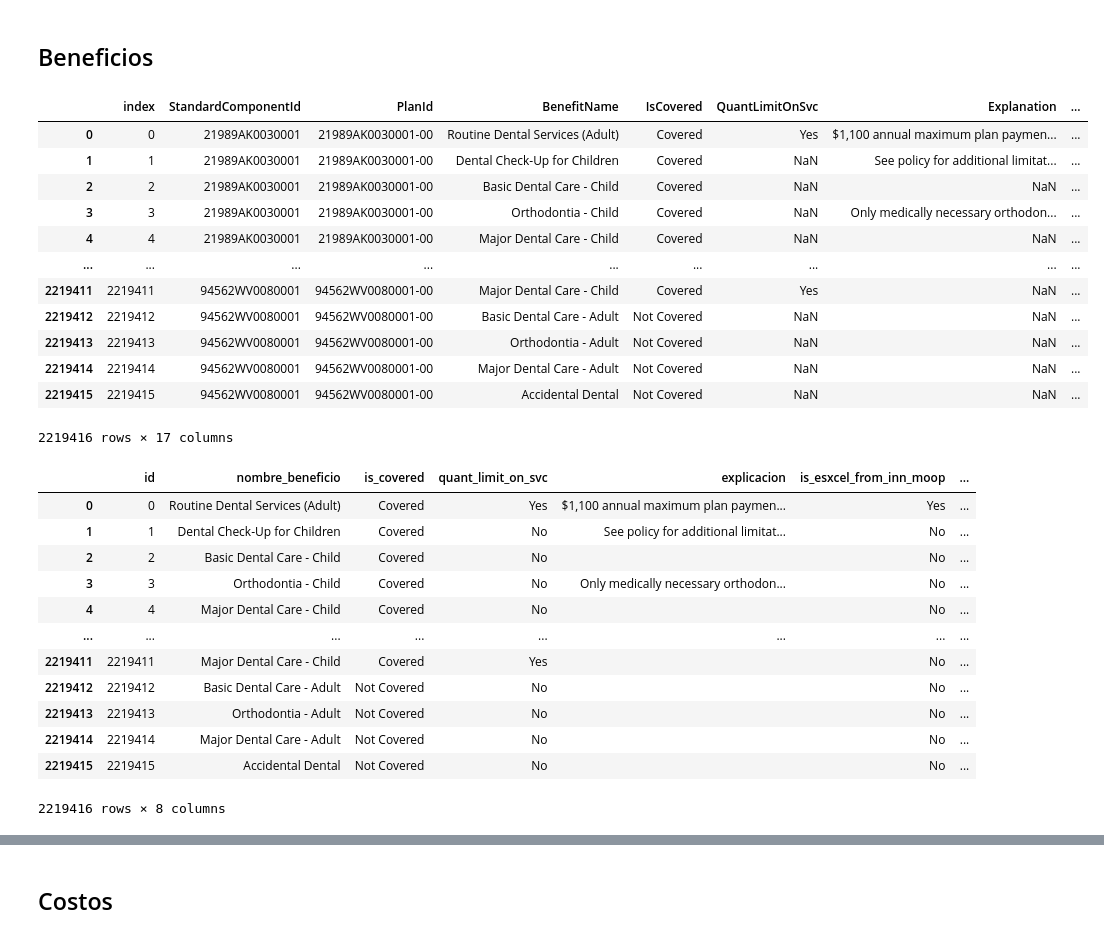
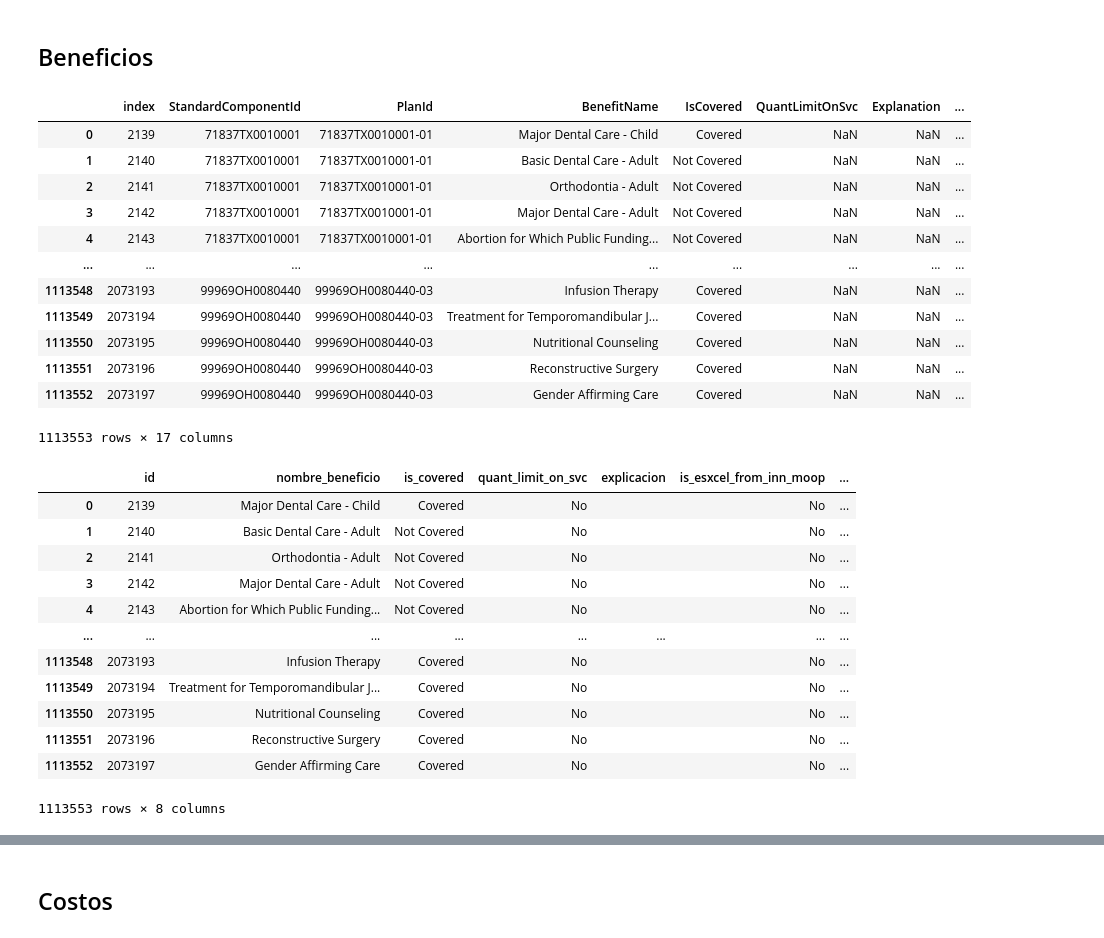
Before and after one commit to Lorena20U/proyect_bi, a Jupyter notebook: etl_censo_.ipynb, the cells around one changed output, grey strips where cells are left out. Saved outputs shown, nothing was run; the diff lists cells and outputs as text; code cells hidden in the pictures.

```diff
--- a/etl_censo_.ipynb
+++ b/etl_censo_.ipynb
@@ -917,22 +928,23 @@ planes.head(3)
 # %%
 tabla_beneficios = pd.read_csv("Benefits.csv")
 # %%
+tabla_beneficios = tabla_beneficios[tabla_beneficios["StateCode"].isin(["TX", "FL", "NY", "PA", "IL", "OH", "GA", "NC", "MI", "CA"])]
 tabla_beneficios = tabla_beneficios[["StandardComponentId","PlanId","BenefitName","IsCovered","QuantLimitOnSvc","Explanation","IsExclFromInnMOOP","IsExclFromOonMOOP","CopayInnTier1","CopayInnTier2","CopayOutofNet","CoinsInnTier1","CoinsInnTier2","CoinsOutofNet","LimitQty","LimitUnit"]].reset_index()
 tabla_beneficios
 # %% [output]
 |  | index | StandardComponentId | PlanId | BenefitName | IsCovered | QuantLimitOnSvc | Explanation | ... |
-| 0 | 0 | 21989AK0030001 | 21989AK0030001-00 | Routine Dental Services (Adult) | Covered | Yes | $1,100 annual maximum plan paymen... | ... |
-| 1 | 1 | 21989AK0030001 | 21989AK0030001-00 | Dental Check-Up for Children | Covered | NaN | See policy for additional limitat... | ... |
-| 2 | 2 | 21989AK0030001 | 21989AK0030001-00 | Basic Dental Care - Child | Covered | NaN | NaN | ... |
-| 3 | 3 | 21989AK0030001 | 21989AK0030001-00 | Orthodontia - Child | Covered | NaN | Only medically necessary orthodon... | ... |
-| 4 | 4 | 21989AK0030001 | 21989AK0030001-00 | Major Dental Care - Child | Covered | NaN | NaN | ... |
+| 0 | 2139 | 71837TX0010001 | 71837TX0010001-01 | Major Dental Care - Child | Covered | NaN | NaN | ... |
+| 1 | 2140 | 71837TX0010001 | 71837TX0010001-01 | Basic Dental Care - Adult | Not Covered | NaN | NaN | ... |
+| 2 | 2141 | 71837TX0010001 | 71837TX0010001-01 | Orthodontia - Adult | Not Covered | NaN | NaN | ... |
+| 3 | 2142 | 71837TX0010001 | 71837TX0010001-01 | Major Dental Care - Adult | Not Covered | NaN | NaN | ... |
+| 4 | 2143 | 71837TX0010001 | 71837TX0010001-01 | Abortion for Which Public Funding... | Not Covered | NaN | NaN | ... |
 | ... | ... | ... | ... | ... | ... | ... | ... | ... |
-| 2219411 | 2219411 | 94562WV0080001 | 94562WV0080001-00 | Major Dental Care - Child | Covered | Yes | NaN | ... |
-| 2219412 | 2219412 | 94562WV0080001 | 94562WV0080001-00 | Basic Dental Care - Adult | Not Covered | NaN | NaN | ... |
-| 2219413 | 2219413 | 94562WV0080001 | 94562WV0080001-00 | Orthodontia - Adult | Not Covered | NaN | NaN | ... |
-| 2219414 | 2219414 | 94562WV0080001 | 94562WV0080001-00 | Major Dental Care - Adult | Not Covered | NaN | NaN | ... |
-| 2219415 | 2219415 | 94562WV0080001 | 94562WV0080001-00 | Accidental Dental | Not Covered | NaN | NaN | ... |
+| 1113548 | 2073193 | 99969OH0080440 | 99969OH0080440-03 | Infusion Therapy | Covered | NaN | NaN | ... |
+| 1113549 | 2073194 | 99969OH0080440 | 99969OH0080440-03 | Treatment for Temporomandibular J... | Covered | NaN | NaN | ... |
+| 1113550 | 2073195 | 99969OH0080440 | 99969OH0080440-03 | Nutritional Counseling | Covered | NaN | NaN | ... |
+| 1113551 | 2073196 | 99969OH0080440 | 99969OH0080440-03 | Reconstructive Surgery | Covered | NaN | NaN | ... |
+| 1113552 | 2073197 | 99969OH0080440 | 99969OH0080440-03 | Gender Affirming Care | Covered | NaN | NaN | ... |
-2219416 rows × 17 columns
+1113553 rows × 17 columns
 # %%
 def copay_tranform(filas):
     if(filas != filas):
@@ -967,15 +979,15 @@ tabla_seg_beneficios.columns = ["id","nombre_beneficio","is_covered","quant_limi
 tabla_seg_beneficios
 # %% [output]
 |  | id | nombre_beneficio | is_covered | quant_limit_on_svc | explicacion | is_esxcel_from_inn_moop | ... |
-| 0 | 0 | Routine Dental Services (Adult) | Covered | Yes | $1,100 annual maximum plan paymen... | Yes | ... |
-| 1 | 1 | Dental Check-Up for Children | Covered | No | See policy for additional limitat... | No | ... |
-| 2 | 2 | Basic Dental Care - Child | Covered | No |  | No | ... |
-| 3 | 3 | Orthodontia - Child | Covered | No | Only medically necessary orthodon... | No | ... |
-| 4 | 4 | Major Dental Care - Child | Covered | No |  | No | ... |
+| 0 | 2139 | Major Dental Care - Child | Covered | No |  | No | ... |
+| 1 | 2140 | Basic Dental Care - Adult | Not Covered | No |  | No | ... |
+| 2 | 2141 | Orthodontia - Adult | Not Covered | No |  | No | ... |
+| 3 | 2142 | Major Dental Care - Adult | Not Covered | No |  | No | ... |
+| 4 | 2143 | Abortion for Which Public Funding... | Not Covered | No |  | No | ... |
 | ... | ... | ... | ... | ... | ... | ... | ... |
-| 2219411 | 2219411 | Major Dental Care - Child | Covered | Yes |  | No | ... |
-| 2219412 | 2219412 | Basic Dental Care - Adult | Not Covered | No |  | No | ... |
-| 2219413 | 2219413 | Orthodontia - Adult | Not Covered | No |  | No | ... |
-| 2219414 | 2219414 | Major Dental Care - Adult | Not Covered | No |  | No | ... |
-| 2219415 | 2219415 | Accidental Dental | Not Covered | No |  | No | ... |
+| 1113548 | 2073193 | Infusion Therapy | Covered | No |  | No | ... |
+| 1113549 | 2073194 | Treatment for Temporomandibular J... | Covered | No |  | No | ... |
+| 1113550 | 2073195 | Nutritional Counseling | Covered | No |  | No | ... |
+| 1113551 | 2073196 | Reconstructive Surgery | Covered | No |  | No | ... |
+| 1113552 | 2073197 | Gender Affirming Care | Covered | No |  | No | ... |
-2219416 rows × 8 columns
+1113553 rows × 8 columns
```
Also changed, not shown: parts of 41 cells of this notebook.
